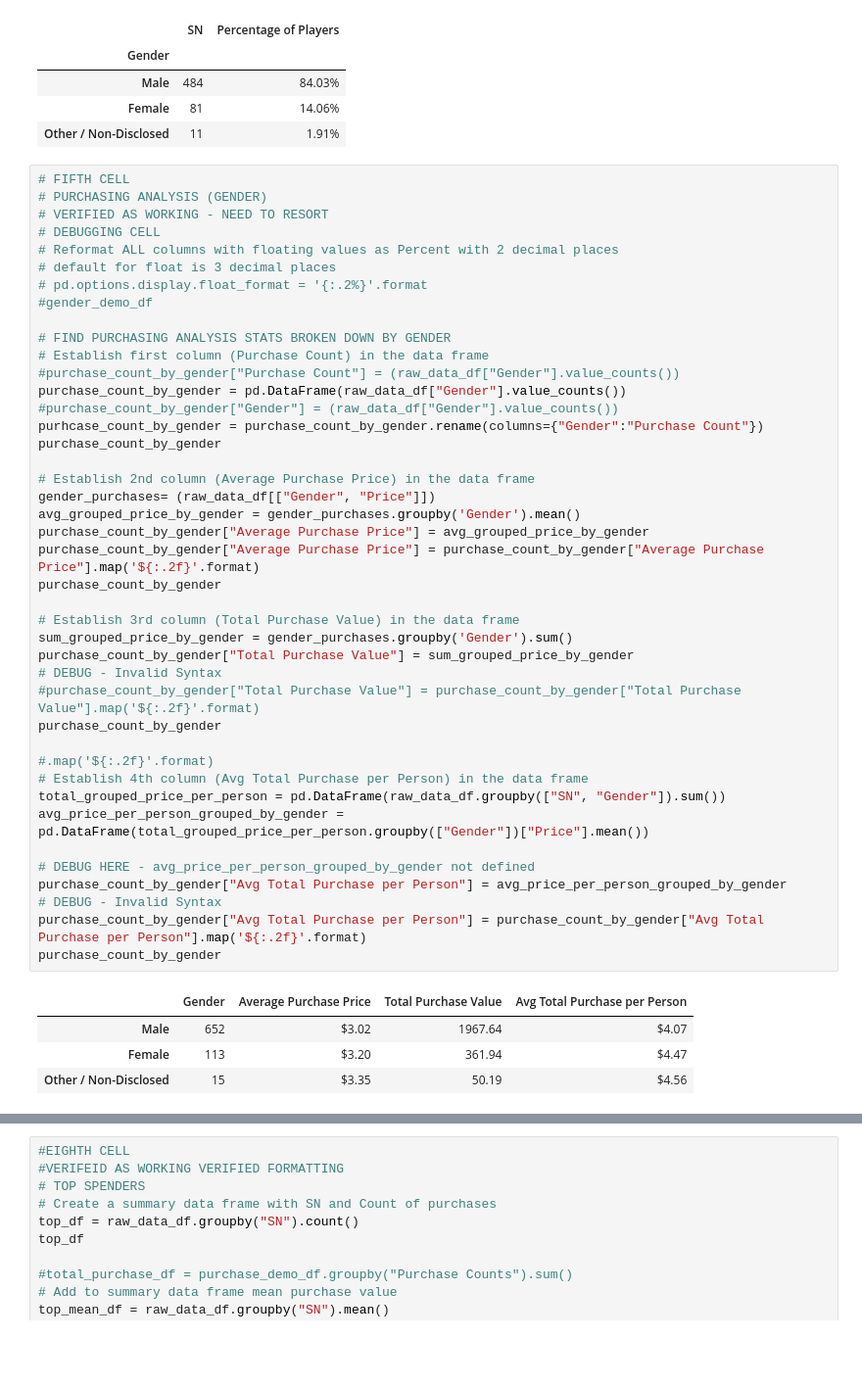
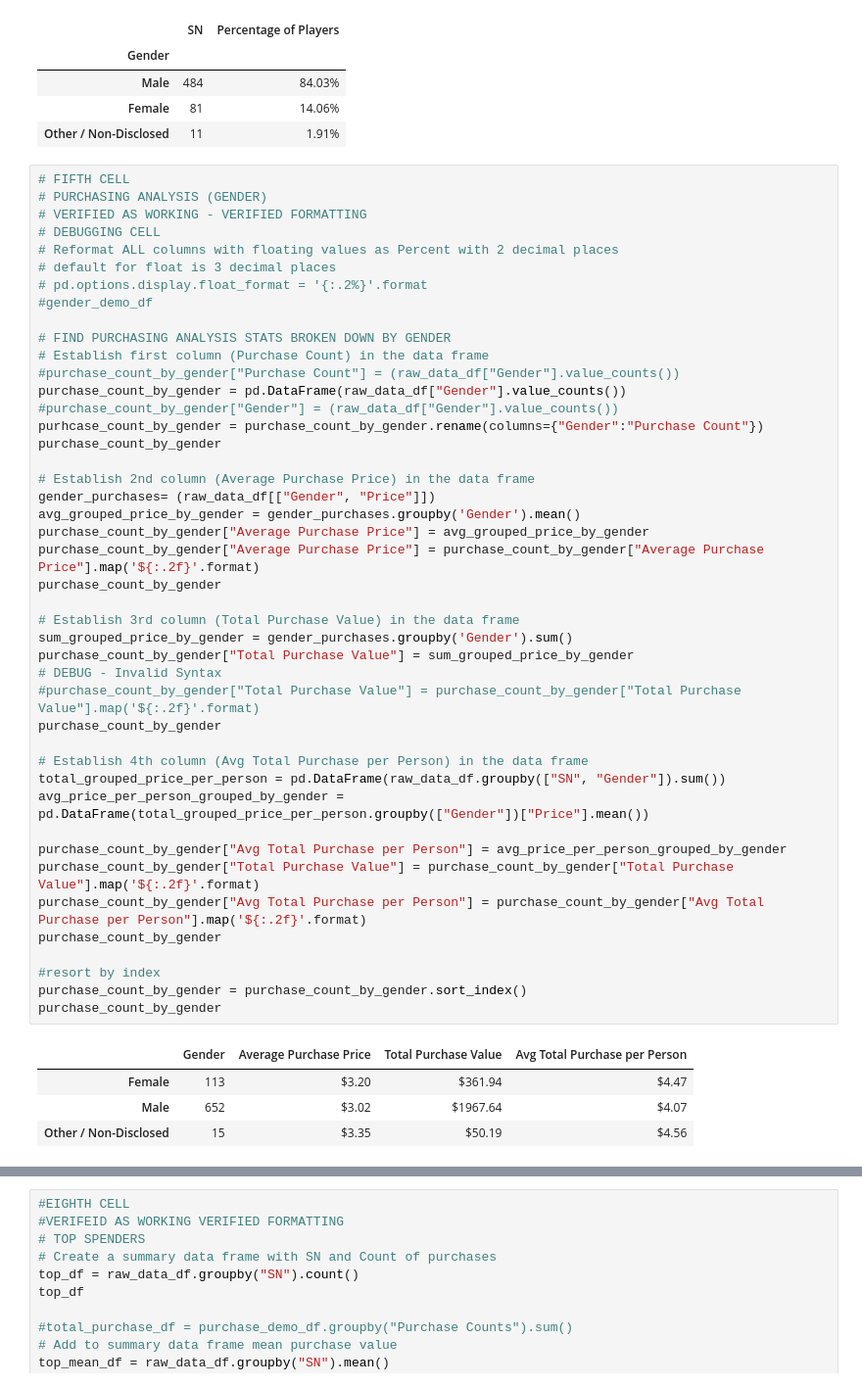
Before and after one commit to michael-grad/pandas-challenge, a Jupyter notebook: HeroesOfPymoliAnalysis.ipynb, the cells around one changed output, grey strips where cells are left out. Shown at 98% size. Saved outputs shown, nothing was run; the diff lists cells and outputs as text; blank space fills up the shorter version.

Commit message:
All solutions verified against starter code as working - need to clean up code

```diff
--- a/HeroesOfPymoliAnalysis.ipynb
+++ b/HeroesOfPymoliAnalysis.ipynb
@@ -86,7 +85,7 @@ Breakdown of Players by Gender:
 # %%
 # FIFTH CELL
 # PURCHASING ANALYSIS (GENDER)
-# VERIFIED AS WORKING - NEED TO RESORT
+# VERIFIED AS WORKING - VERIFIED FORMATTING
 # DEBUGGING CELL
 # Reformat ALL columns with floating values as Percent with 2 decimal places
 # default for float is 3 decimal places
@@ -97,38 +96,40 @@ Breakdown of Players by Gender:
 # Establish first column (Purchase Count) in the data frame
 #purchase_count_by_gender["Purchase Count"] = (raw_data_df["Gender"].value_counts())
 purchase_count_by_gender = pd.DataFrame(raw_data_df["Gender"].value_counts())
 #purchase_count_by_gender["Gender"] = (raw_data_df["Gender"].value_counts())
 purhcase_count_by_gender = purchase_count_by_gender.rename(columns={"Gender":"Purchase Count"})
 purchase_count_by_gender
 
 # Establish 2nd column (Average Purchase Price) in the data frame
 gender_purchases= (raw_data_df[["Gender", "Price"]])
 avg_grouped_price_by_gender = gender_purchases.groupby('Gender').mean()
 purchase_count_by_gender["Average Purchase Price"] = avg_grouped_price_by_gender
 purchase_count_by_gender["Average Purchase Price"] = purchase_count_by_gender["Average Purchase Price"].map('${:.2f}'.format)
 purchase_count_by_gender
 
 # Establish 3rd column (Total Purchase Value) in the data frame
 sum_grouped_price_by_gender = gender_purchases.groupby('Gender').sum()
 purchase_count_by_gender["Total Purchase Value"] = sum_grouped_price_by_gender
 # DEBUG - Invalid Syntax
 #purchase_count_by_gender["Total Purchase Value"] = purchase_count_by_gender["Total Purchase Value"].map('${:.2f}'.format)
 purchase_count_by_gender
 
-#.map('${:.2f}'.format)
 # Establish 4th column (Avg Total Purchase per Person) in the data frame
 total_grouped_price_per_person = pd.DataFrame(raw_data_df.groupby(["SN", "Gender"]).sum())
 avg_price_per_person_grouped_by_gender = pd.DataFrame(total_grouped_price_per_person.groupby(["Gender"])["Price"].mean())
 
-# DEBUG HERE - avg_price_per_person_grouped_by_gender not defined
 purchase_count_by_gender["Avg Total Purchase per Person"] = avg_price_per_person_grouped_by_gender
-# DEBUG - Invalid Syntax
+purchase_count_by_gender["Total Purchase Value"] = purchase_count_by_gender["Total Purchase Value"].map('${:.2f}'.format)
 purchase_count_by_gender["Avg Total Purchase per Person"] = purchase_count_by_gender["Avg Total Purchase per Person"].map('${:.2f}'.format)
 purchase_count_by_gender
+
+#resort by index
+purchase_count_by_gender = purchase_count_by_gender.sort_index()
+purchase_count_by_gender
 # %% [output]
 |  | Gender | Average Purchase Price | Total Purchase Value | Avg Total Purchase per Person |
-| Male | 652 | $3.02 | 1967.64 | $4.07 |
-| Female | 113 | $3.20 | 361.94 | $4.47 |
-| Other / Non-Disclosed | 15 | $3.35 | 50.19 | $4.56 |
+| Female | 113 | $3.20 | $361.94 | $4.47 |
+| Male | 652 | $3.02 | $1967.64 | $4.07 |
+| Other / Non-Disclosed | 15 | $3.35 | $50.19 | $4.56 |
 # %%
 # SIXTH CELL
```
Also changed, not shown: parts of 4 cells of this notebook.
